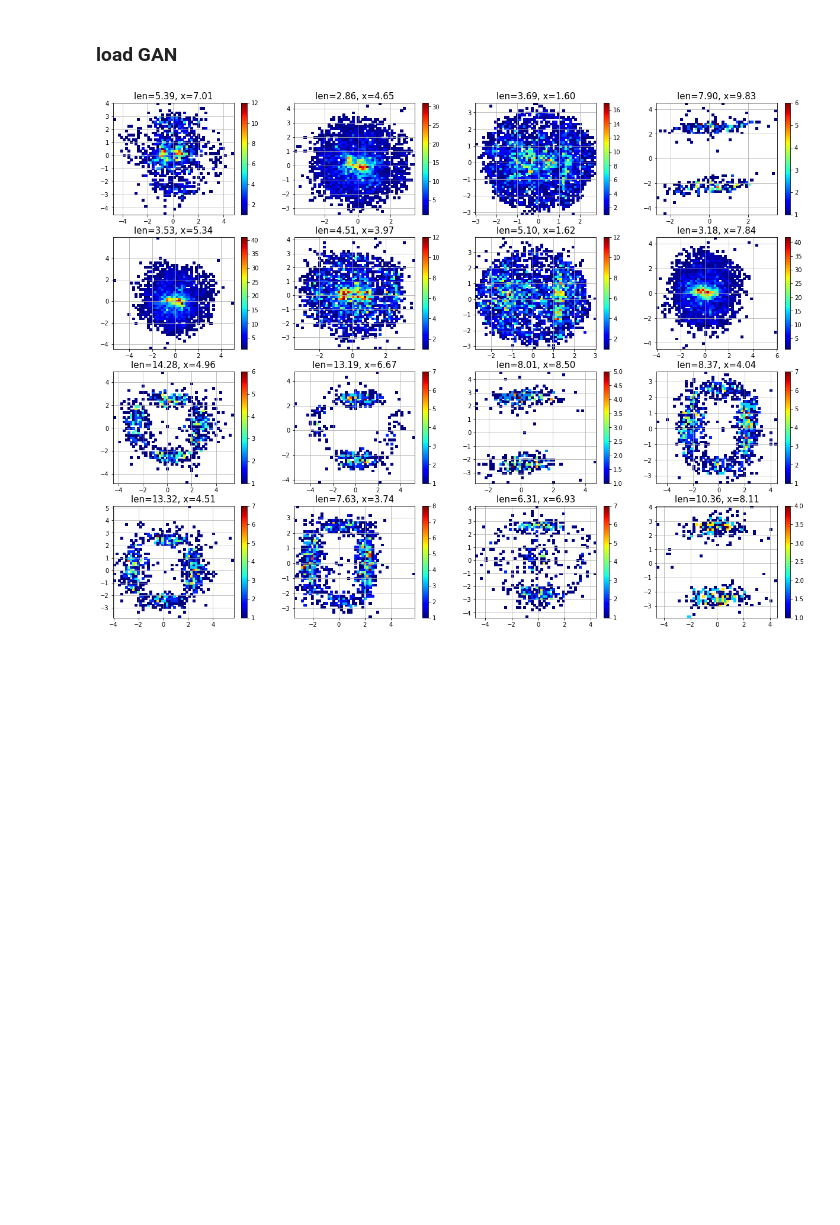
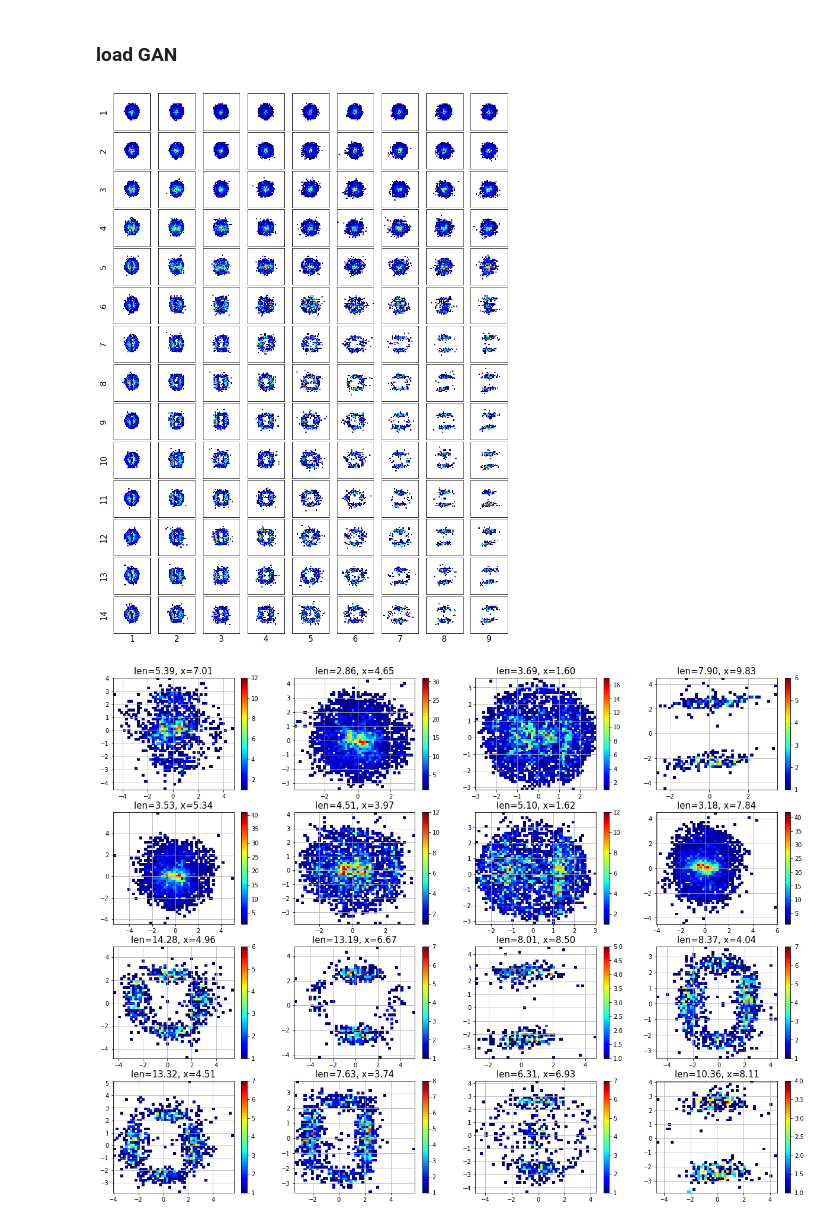
Before and after one commit to SchattenGenie/diff-surrogate, a Jupyter notebook: gan/physics/2d_magnet_EDA.ipynb, the cells around one changed output. Cells and saved outputs as stored; diff of their text form; code cells hidden in the pictures; blank space fills up the shorter version.

```diff
--- a/gan/physics/2d_magnet_EDA.ipynb
+++ b/gan/physics/2d_magnet_EDA.ipynb
@@ -1,3 +1,5 @@
+# %%
+THRESHOLD = 4 * 1e-1
 # %%
 import pandas as pd
 
@@ -170,6 +173,10 @@ def genearte_plot_data(n_samples, magn_len, magn_x):
         distr = generator(noise, torch.cat([pids, theta, phi, p, magn_len, magn_x], dim=1).to(device)).detach().cpu().numpy()
         return distr
 
+def generate_data(n_samples, magn_len, magn_x):
+    magn_len = torch.Tensor([magn_len]).repeat([n_samples, 1])
+    magn_x = torch.Tensor([magn_x]).repeat([n_samples, 1])
+    return genearte_plot_data(n_samples, magn_len, magn_x)
 
 def draw_hitmap(n_samples=100):
     f = plt.figure(figsize=(21,16))
@@ -205,6 +212,36 @@ def draw_energy(n_samples=100):
         plt.grid()
         plt.title("len={:.2f}, x={:.2f}".format(magn_len[0,0].item(), magn_x[0,0].item()), fontsize=15)
     return f
+# %%
+n_samples=2000
+import matplotlib.gridspec as gridspec
+plt.figure(figsize=(15,20))
+gs1 = gridspec.GridSpec(15, 10)
+gs1.update(wspace=0.025, hspace=0.05)
+
+for i in range(1,15):
+    for j in range(1,10):
+        ax = plt.subplot(gs1[i,j])
+        gen_data = generate_data(n_samples, i, j)
+        gen_data = gen_data[gen_data[:, 2] > THRESHOLD]
+        plt.hist2d(gen_data[:,0], gen_data[:,1],
+                   bins=50, cmap=my_cmap, cmin=1e-10, range=((-7, 7), (-7, 7)))
+        ax.set_yticklabels([])
+        ax.set_xticklabels([])
+        ax.set_aspect('equal')
+        if j == 1:
+            ax.set_ylabel(i, fontsize=15)
+        if i == 14:
+            ax.set_xlabel(j, fontsize=15)
+        plt.tick_params(
+            axis='both',
+            which='both',
+            bottom=False,
+            left=False,
+            labelbottom=False)
+plt.savefig("2d_plots/gan_all_dist.pdf")
+# %% [output]
+[figure, added]
 # %%
 #plt.figure(figsize=(2,))
 draw_hitmap(n_samples=5000)
```
Also changed, not shown: parts of 1 cell of this notebook, 4 other files.
